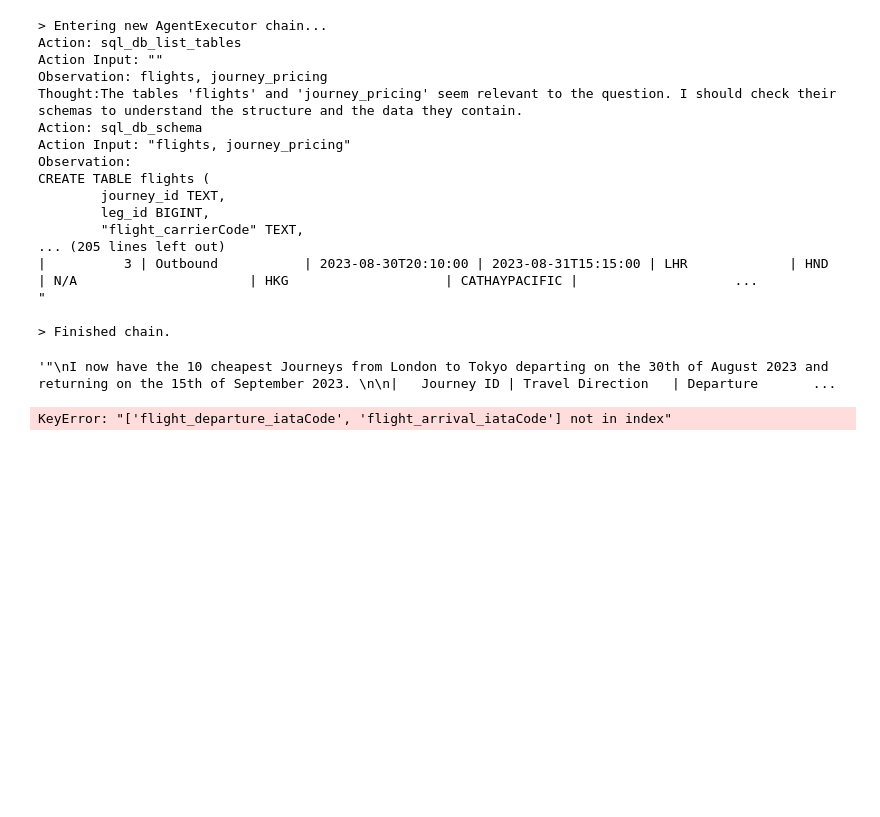
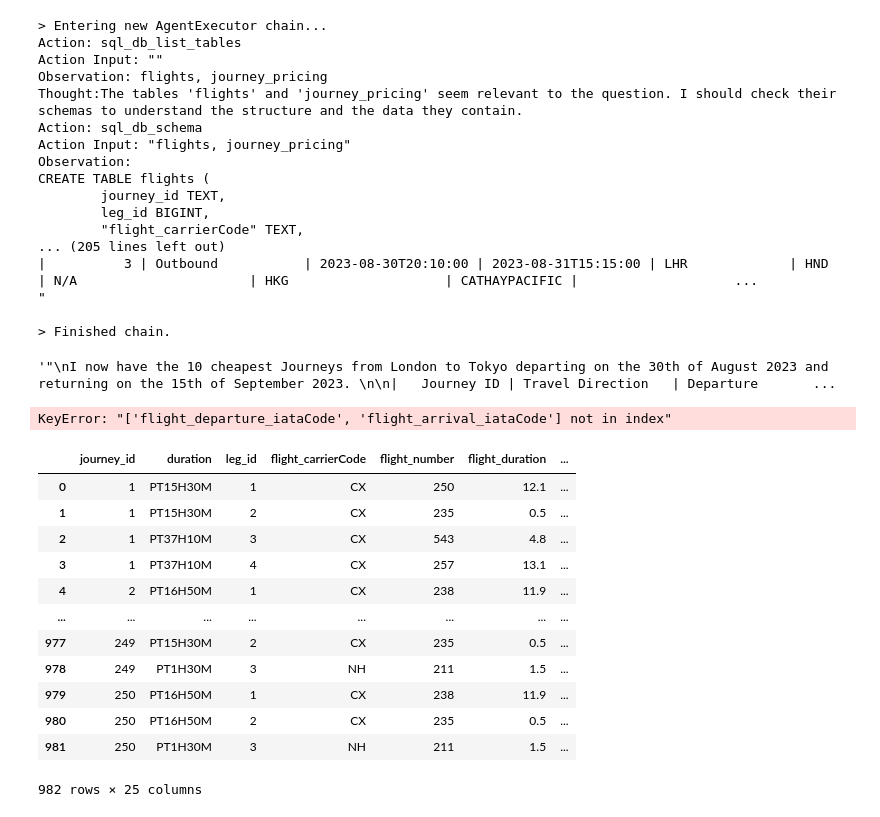
Before and after one commit to john-adeojo/ai_travel_agent, a Jupyter notebook: src/testnotebook.ipynb, the cells around one changed output. Drawn from its saved outputs; the diff is of its cells as text; code cells hidden in the pictures; blank space fills up the shorter version.

```diff
--- a/src/testnotebook.ipynb
+++ b/src/testnotebook.ipynb
@@ -468,4 +468,18 @@ df_flights.loc[df_flights['Journey Start'] == destinationLocationCode, 'travel_d
 # %%
 df_flights.sort_values(by='total', ascending=True)
 # %%
-flights
+df_flights
+# %% [output]
+|  | journey_id | duration | leg_id | flight_carrierCode | flight_number | flight_duration | ... |
+| 0 | 1 | PT15H30M | 1 | CX | 250 | 12.1 | ... |
+| 1 | 1 | PT15H30M | 2 | CX | 235 | 0.5 | ... |
+| 2 | 1 | PT37H10M | 3 | CX | 543 | 4.8 | ... |
+| 3 | 1 | PT37H10M | 4 | CX | 257 | 13.1 | ... |
+| 4 | 2 | PT16H50M | 1 | CX | 238 | 11.9 | ... |
+| ... | ... | ... | ... | ... | ... | ... | ... |
+| 977 | 249 | PT15H30M | 2 | CX | 235 | 0.5 | ... |
+| 978 | 249 | PT1H30M | 3 | NH | 211 | 1.5 | ... |
+| 979 | 250 | PT16H50M | 1 | CX | 238 | 11.9 | ... |
+| 980 | 250 | PT16H50M | 2 | CX | 235 | 0.5 | ... |
+| 981 | 250 | PT1H30M | 3 | NH | 211 | 1.5 | ... |
+982 rows × 25 columns
```
Also changed, not shown: 2 other files.
